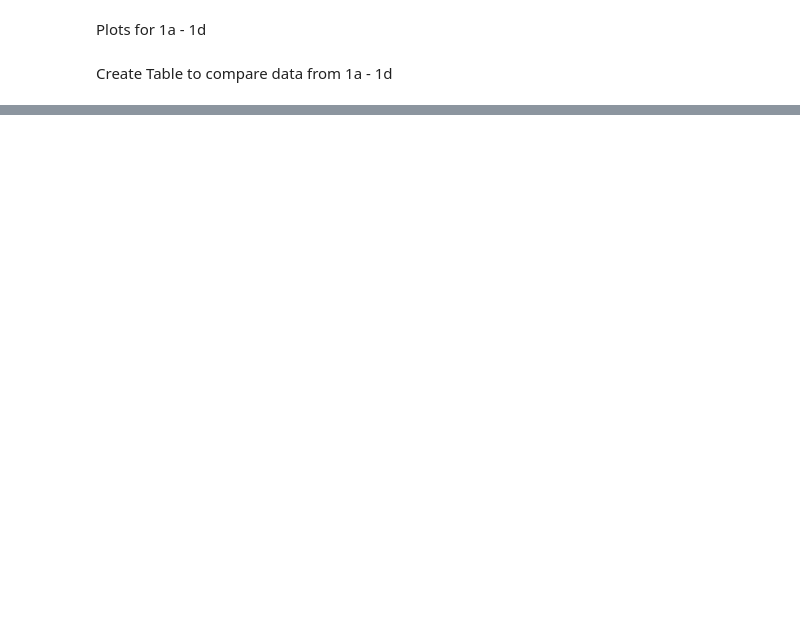
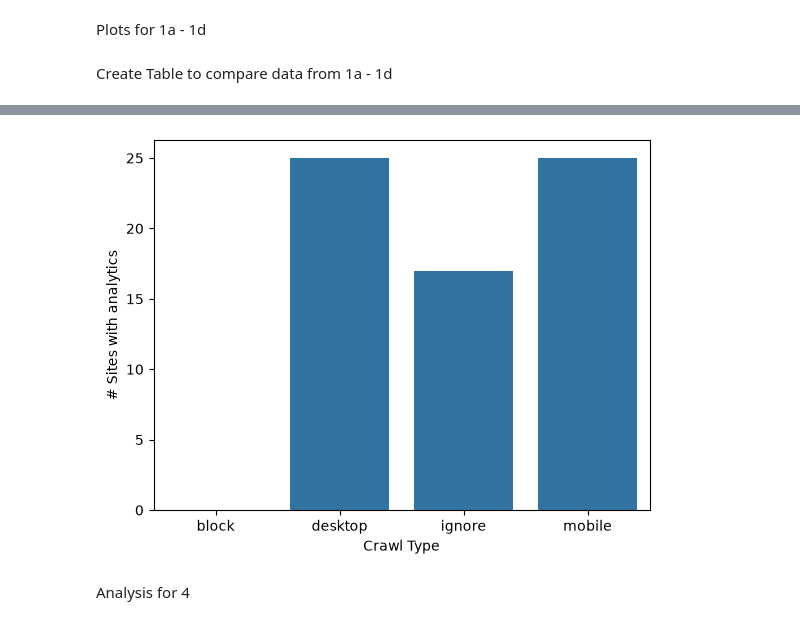
Before and after one commit to erikaw1644/OnlineTrackingAssignment2, a Jupyter notebook: crawler_src/crawler_analysis.ipynb, the cells around one changed output, grey strips where cells are left out. Cells and saved outputs as stored; diff of their text form; code cells hidden in the pictures; blank space fills up the shorter version.

```diff
--- a/crawler_src/crawler_analysis.ipynb
+++ b/crawler_src/crawler_analysis.ipynb
@@ -141,0 +209,10 @@ def get_number_of_valid_entries_advertising(valid_entries):
+# %%
+analytics_counts = df.groupby("mode")["contacts_analytics"].sum().reset_index()
+sns.barplot(analytics_counts, x="mode", y="contacts_analytics")
+plt.xlabel("Crawl Type")
+plt.ylabel("# Sites with analytics")
+plt.show()
+# %% [output]
+[figure, added]
+# %% [markdown]
+Analysis for 4
```
Also changed, not shown: parts of 16 cells of this notebook.
